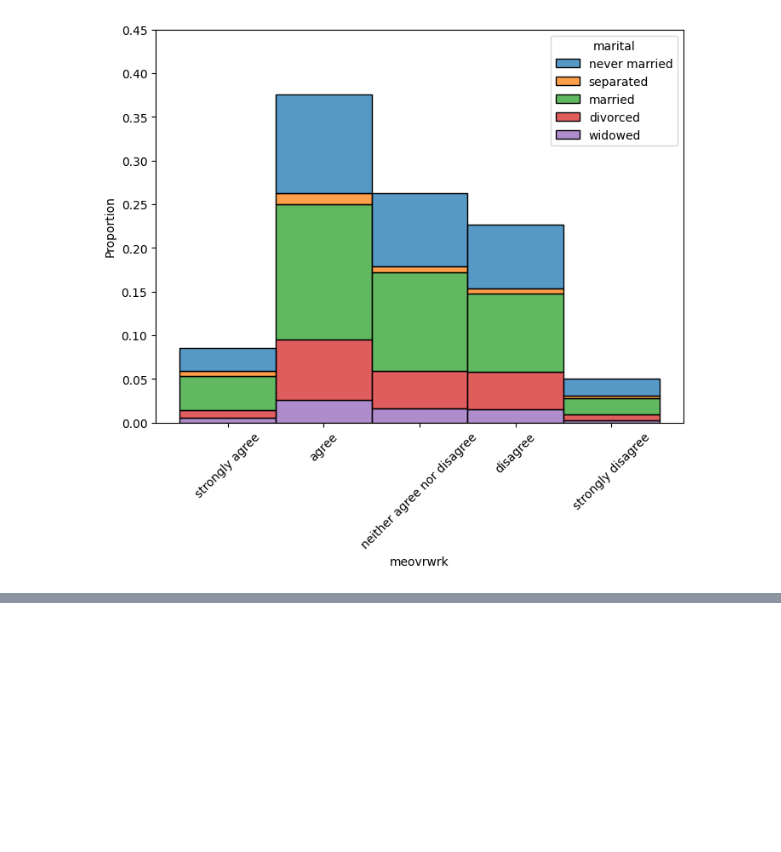
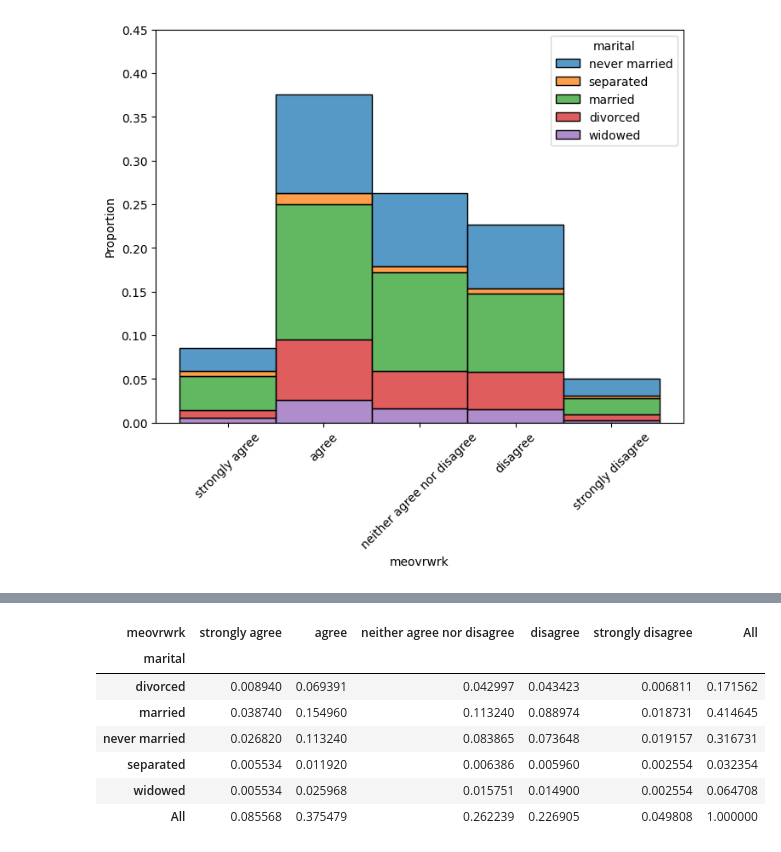
Before and after one commit to imdressel/project_gss, a Jupyter notebook: GSS_Isabella's_Part2.ipynb, the cells around one changed output, grey strips where cells are left out. Cells and saved outputs as stored; diff of their text form; code cells hidden in the pictures; blank space fills up the shorter version.

```diff
--- a/GSS_Isabella's_Part2.ipynb
+++ b/GSS_Isabella's_Part2.ipynb
@@ -96,0 +130,12 @@ plt.show()
+# %%
+# 2022
+pd.crosstab(df2022['marital'],df2022['meovrwrk'],margins=True,normalize=True)
+# %% [output]
+| meovrwrk | strongly agree | agree | neither agree nor disagree | disagree | strongly disagree | All |
+| marital |  |  |  |  |  |  |
+| divorced | 0.008940 | 0.069391 | 0.042997 | 0.043423 | 0.006811 | 0.171562 |
+| married | 0.038740 | 0.154960 | 0.113240 | 0.088974 | 0.018731 | 0.414645 |
+| never married | 0.026820 | 0.113240 | 0.083865 | 0.073648 | 0.019157 | 0.316731 |
+| separated | 0.005534 | 0.011920 | 0.006386 | 0.005960 | 0.002554 | 0.032354 |
+| widowed | 0.005534 | 0.025968 | 0.015751 | 0.014900 | 0.002554 | 0.064708 |
+| All | 0.085568 | 0.375479 | 0.262239 | 0.226905 | 0.049808 | 1.000000 |
```
Also changed, not shown: parts of 5 cells of this notebook.
